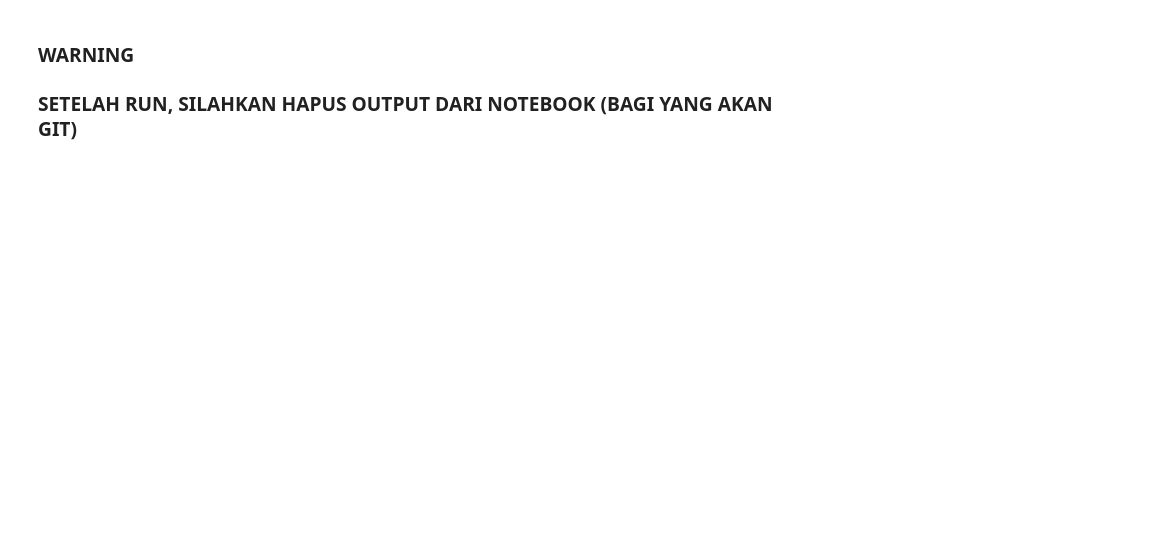
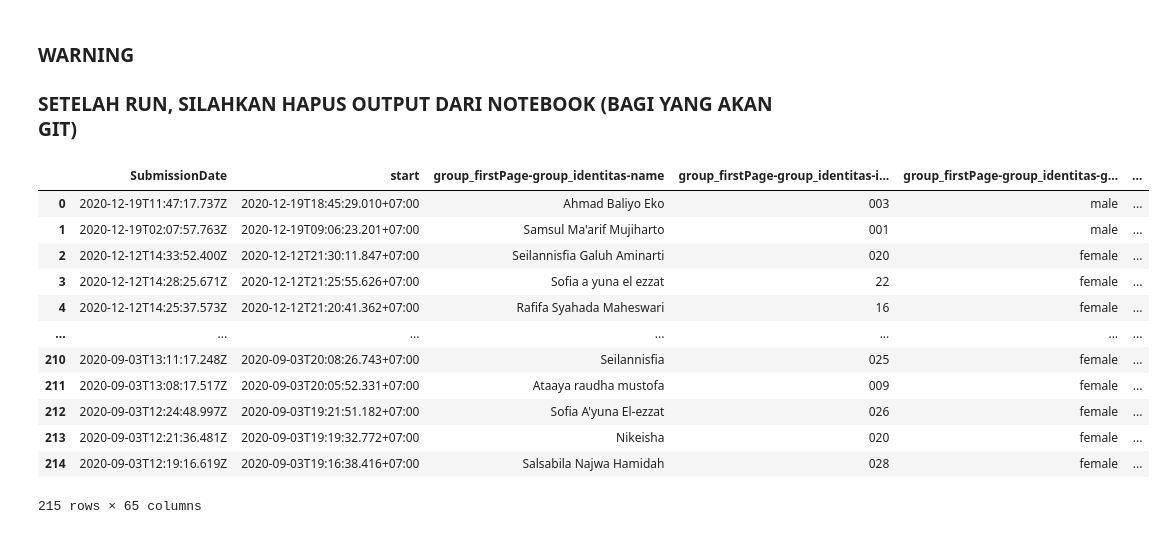
Before and after one commit to ahmadsyafiqkamil/NUJ-Internship-2020-Blue, a Jupyter notebook: pipeline/Py_pipeline.ipynb, the cells around one changed output. Saved outputs shown, nothing was run; the diff lists cells and outputs as text; code cells hidden in the pictures; blank space fills up the shorter version.

```diff
--- a/pipeline/Py_pipeline.ipynb
+++ b/pipeline/Py_pipeline.ipynb
@@ -80,3 +81,19 @@ for i in form:
     )
     dataODK = pd.read_csv(BytesIO(request.content), compression="zip")
     dataRaw = dataRaw.append(dataODK)
+# %%
+dataRaw
+# %% [output]
+|  | SubmissionDate | start | group_firstPage-group_identitas-name | group_firstPage-group_identitas-i... | group_firstPage-group_identitas-g... | ... |
+| 0 | 2020-12-19T11:47:17.737Z | 2020-12-19T18:45:29.010+07:00 | Ahmad Baliyo Eko | 003 | male | ... |
+| 1 | 2020-12-19T02:07:57.763Z | 2020-12-19T09:06:23.201+07:00 | Samsul Ma'arif Mujiharto | 001 | male | ... |
+| 2 | 2020-12-12T14:33:52.400Z | 2020-12-12T21:30:11.847+07:00 | Seilannisfia Galuh Aminarti | 020 | female | ... |
+| 3 | 2020-12-12T14:28:25.671Z | 2020-12-12T21:25:55.626+07:00 | Sofia a yuna el ezzat | 22 | female | ... |
+| 4 | 2020-12-12T14:25:37.573Z | 2020-12-12T21:20:41.362+07:00 | Rafifa Syahada Maheswari | 16 | female | ... |
+| ... | ... | ... | ... | ... | ... | ... |
+| 210 | 2020-09-03T13:11:17.248Z | 2020-09-03T20:08:26.743+07:00 | Seilannisfia | 025 | female | ... |
+| 211 | 2020-09-03T13:08:17.517Z | 2020-09-03T20:05:52.331+07:00 | Ataaya raudha mustofa | 009 | female | ... |
+| 212 | 2020-09-03T12:24:48.997Z | 2020-09-03T19:21:51.182+07:00 | Sofia A'yuna El-ezzat | 026 | female | ... |
+| 213 | 2020-09-03T12:21:36.481Z | 2020-09-03T19:19:32.772+07:00 | Nikeisha | 020 | female | ... |
+| 214 | 2020-09-03T12:19:16.619Z | 2020-09-03T19:16:38.416+07:00 | Salsabila Najwa Hamidah | 028 | female | ... |
+215 rows × 65 columns
```
Also changed, not shown: parts of 8 cells of this notebook.
